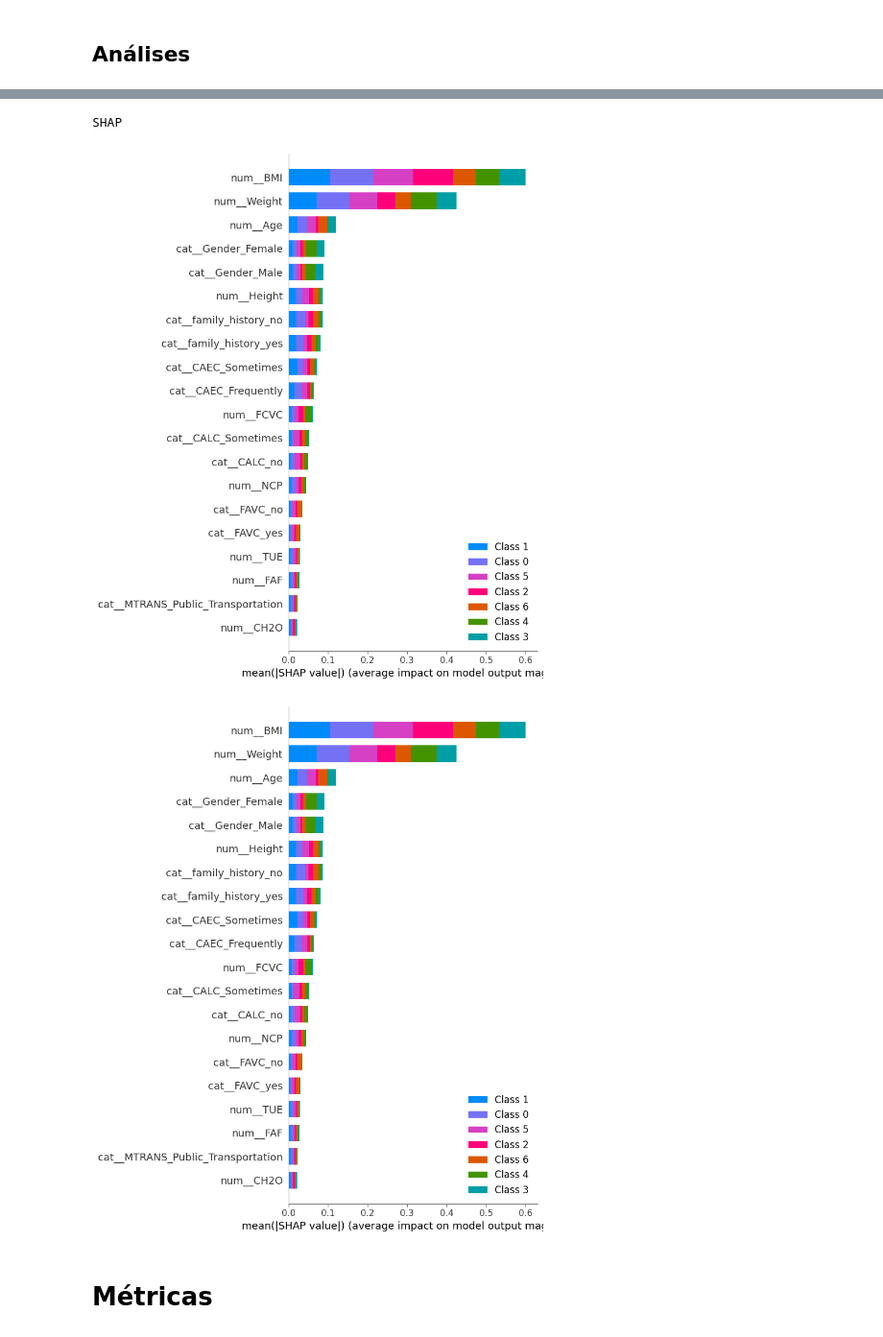
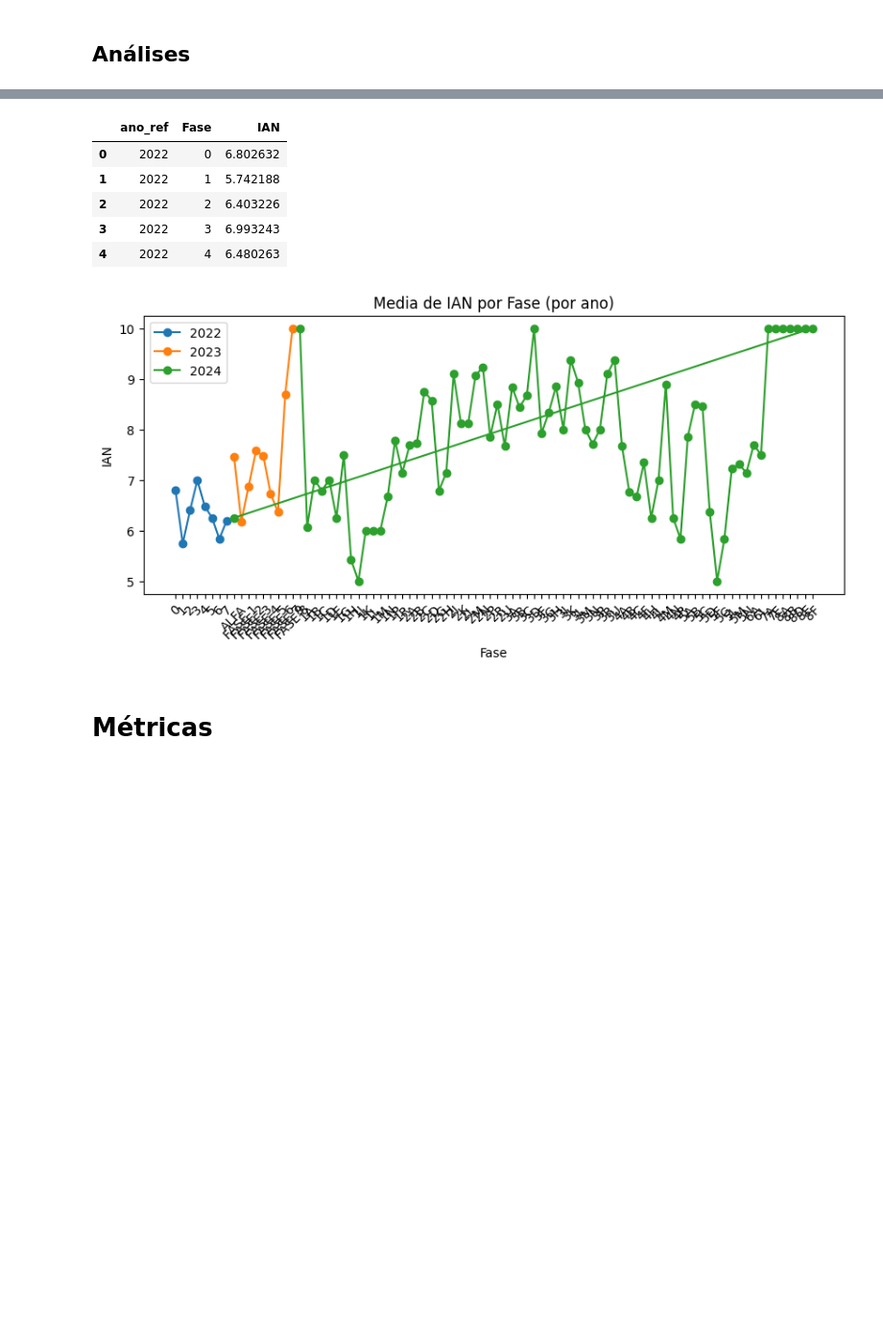
Before and after one commit to fernandapetty/data-analytics, a Jupyter notebook: notebook.ipynb, the cells around one changed output, grey strips where cells are left out. Shown at 96% size. Drawn from its saved outputs; the diff is of its cells as text; code cells hidden in the pictures; blank space fills up the shorter version.

Commit message:
projeto fase 5

```diff
--- a/notebook.ipynb
+++ b/notebook.ipynb
@@ -20,5 +30,9 @@ from sklearn.pipeline import Pipeline
 from datetime import datetime
 from io import BytesIO
+# %%
+# Configurações de exibição do pandas
+pd.set_option('display.max_columns', 200)
+pd.set_option('display.width', 200)
 # %% [markdown]
 ## Funções
 # %%
@@ -317,33 +452,30 @@ if not num_for_corr.empty:
-# %%
-print("SHAP")
-
-# SHAP analysis
-features=[c for c in df.columns if c!=target_col and c in (num_cols+cat_cols+["BMI"])]
-preprocess = pipeline_model.named_steps.get("prep", None)
-estimator = pipeline_model.named_steps.get("model", None)
-Xt=preprocess.transform(df[features])
-
-# Get feature names
-try: feat_names=preprocess.get_feature_names_out()
-except Exception: feat_names=[f"f{i}" for i in range(Xt.shape[1])]
-
-Xt_dense = Xt.toarray() if hasattr(Xt,"toarray") else Xt
-
-try: explainer=shap.TreeExplainer(estimator)
-except Exception: explainer=shap.Explainer(estimator, Xt_dense)
-
-sample=Xt_dense[:min(1000, Xt_dense.shape[0])]
-sv=explainer(sample)
-
-try: shap.summary_plot(sv, features=sample, feature_names=feat_names, plot_type="bar", show=True)
-except Exception: pass
-
-try: shap.summary_plot(sv, features=sample, feature_names=feat_names, show=True)
-except Exception: pass
-# %% [output]
-SHAP
-[figure, removed]
-[figure, removed]
+# %%
+metric = 'IAN'  # troque para 'IDA', 'INDE', etc.
+
+tmp = base.copy()
+tmp[metric] = pd.to_numeric(tmp[metric], errors='coerce')
+
+grp = tmp.groupby(['ano_ref', 'Fase'])[metric].mean().reset_index()
+display(grp.head())
+
+# Plot simples
+plt.figure(figsize=(10, 4))
+for yr, g in grp.groupby('ano_ref'):
+    plt.plot(g['Fase'].astype(str), g[metric], marker='o', label=str(yr))
+plt.title(f'Média de {metric} por Fase (por ano)')
+plt.xlabel('Fase')
+plt.ylabel(metric)
+plt.legend()
+plt.xticks(rotation=45)
+plt.show()
+# %% [output]
+|  | ano_ref | Fase | IAN |
+| 0 | 2022 | 0 | 6.802632 |
+| 1 | 2022 | 1 | 5.742188 |
+| 2 | 2022 | 2 | 6.403226 |
+| 3 | 2022 | 3 | 6.993243 |
+| 4 | 2022 | 4 | 6.480263 |
+[figure, added]
 # %% [markdown]
 # Métricas
 # %%
```
Also changed, not shown: parts of 23 cells of this notebook, 13 other files.
